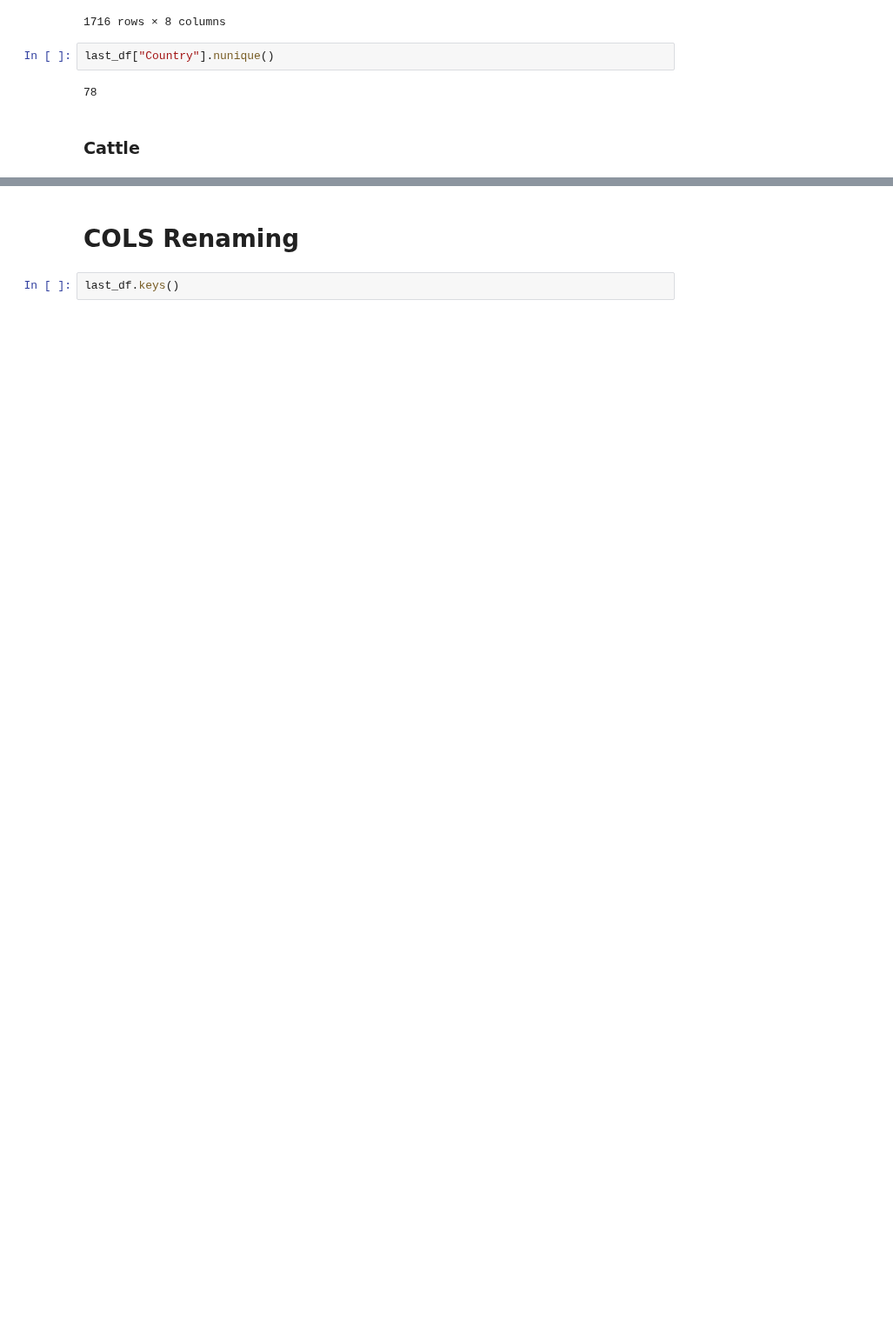
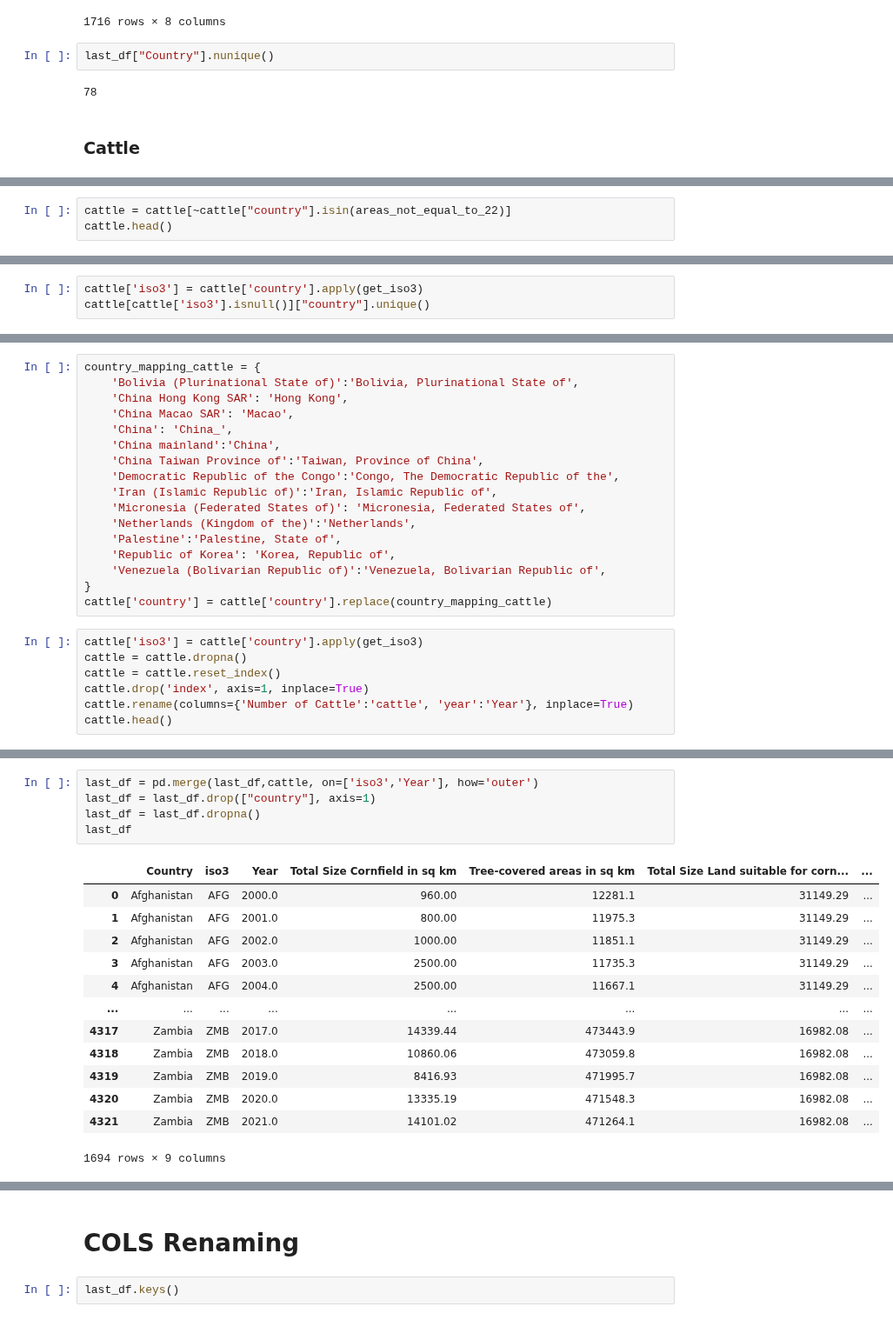
Before and after one commit to ZeliaDec/DataScience, a Jupyter notebook: Data_Notebook.ipynb, the cells around one changed output, grey strips where cells are left out. Shown at 87% size. Cells and saved outputs as stored; diff of their text form; blank space fills up the shorter version.

```diff
--- a/Data_Notebook.ipynb
+++ b/Data_Notebook.ipynb
@@ -844,0 +781,3 @@ last_df["Country"].nunique()
+# %%
+cattle = cattle[~cattle["country"].isin(areas_not_equal_to_22)]
+cattle.head()
@@ -844,0 +791,3 @@ last_df["Country"].nunique()
+# %%
+cattle['iso3'] = cattle['country'].apply(get_iso3)
+cattle[cattle['iso3'].isnull()]["country"].unique()
@@ -844,0 +801,24 @@ last_df["Country"].nunique()
+# %%
+country_mapping_cattle = {
+    'Bolivia (Plurinational State of)':'Bolivia, Plurinational State of',
+    'China Hong Kong SAR': 'Hong Kong',
+    'China Macao SAR': 'Macao',
+    'China': 'China_',
+    'China mainland':'China',
+    'China Taiwan Province of':'Taiwan, Province of China',
+    'Democratic Republic of the Congo':'Congo, The Democratic Republic of the',
+    'Iran (Islamic Republic of)':'Iran, Islamic Republic of',
+    'Micronesia (Federated States of)': 'Micronesia, Federated States of',
+    'Netherlands (Kingdom of the)':'Netherlands',
+    'Palestine':'Palestine, State of',
+    'Republic of Korea': 'Korea, Republic of',
+    'Venezuela (Bolivarian Republic of)':'Venezuela, Bolivarian Republic of',
+}
+cattle['country'] = cattle['country'].replace(country_mapping_cattle)
+# %%
+cattle['iso3'] = cattle['country'].apply(get_iso3)
+cattle = cattle.dropna()
+cattle = cattle.reset_index()
+cattle.drop('index', axis=1, inplace=True)
+cattle.rename(columns={'Number of Cattle':'cattle', 'year':'Year'}, inplace=True)
+cattle.head()
@@ -844,0 +832,19 @@ last_df["Country"].nunique()
+# %%
+last_df = pd.merge(last_df,cattle, on=['iso3','Year'], how='outer')
+last_df = last_df.drop(["country"], axis=1)
+last_df = last_df.dropna()
+last_df
+# %% [output]
+|  | Country | iso3 | Year | Total Size Cornfield in sq km | Tree-covered areas in sq km | Total Size Land suitable for corn... | ... |
+| 0 | Afghanistan | AFG | 2000.0 | 960.00 | 12281.1 | 31149.29 | ... |
+| 1 | Afghanistan | AFG | 2001.0 | 800.00 | 11975.3 | 31149.29 | ... |
+| 2 | Afghanistan | AFG | 2002.0 | 1000.00 | 11851.1 | 31149.29 | ... |
+| 3 | Afghanistan | AFG | 2003.0 | 2500.00 | 11735.3 | 31149.29 | ... |
+| 4 | Afghanistan | AFG | 2004.0 | 2500.00 | 11667.1 | 31149.29 | ... |
+| ... | ... | ... | ... | ... | ... | ... | ... |
+| 4317 | Zambia | ZMB | 2017.0 | 14339.44 | 473443.9 | 16982.08 | ... |
+| 4318 | Zambia | ZMB | 2018.0 | 10860.06 | 473059.8 | 16982.08 | ... |
+| 4319 | Zambia | ZMB | 2019.0 | 8416.93 | 471995.7 | 16982.08 | ... |
+| 4320 | Zambia | ZMB | 2020.0 | 13335.19 | 471548.3 | 16982.08 | ... |
+| 4321 | Zambia | ZMB | 2021.0 | 14101.02 | 471264.1 | 16982.08 | ... |
+1694 rows × 9 columns
```
Also changed, not shown: parts of 13 cells of this notebook, 1 other file.
